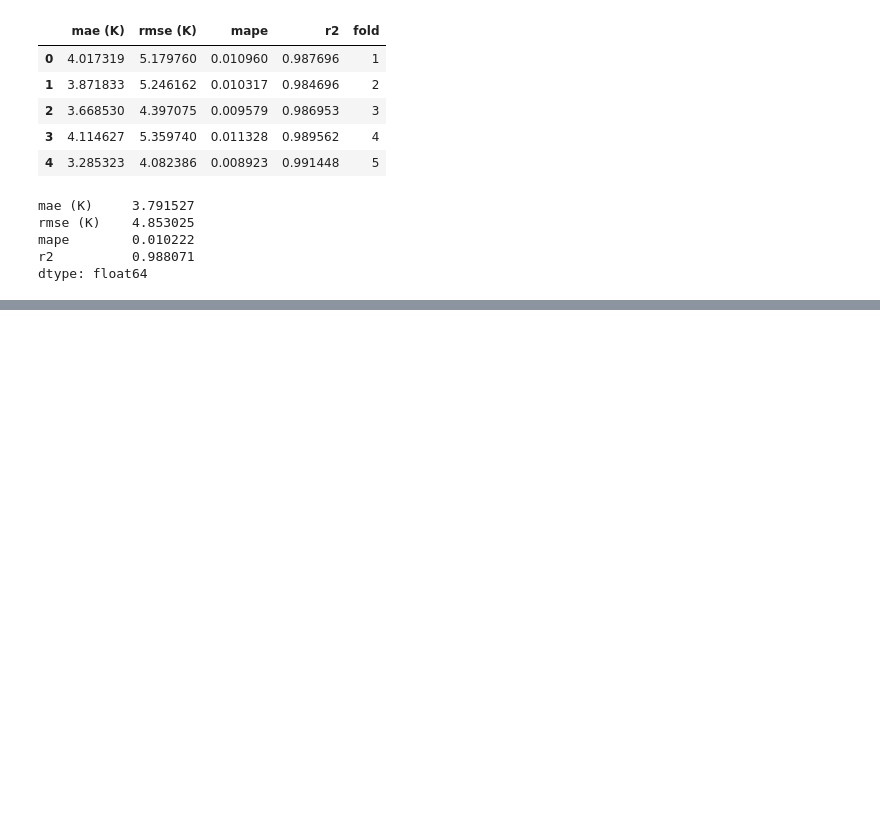
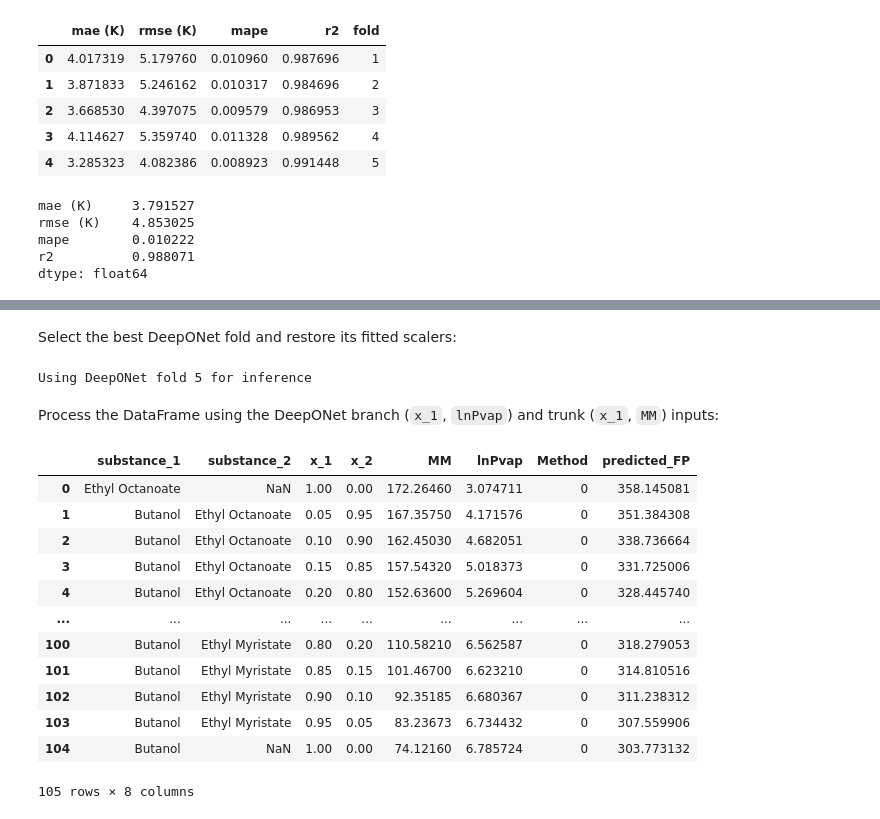
Before and after one commit to ThermoPhase-FCSRG/biofuels-sciml, a Jupyter notebook: notebooks/fp_modeling_deeponets.ipynb, the cells around one changed output, grey strips where cells are left out. Saved outputs shown, nothing was run; the diff lists cells and outputs as text; code cells hidden in the pictures; blank space fills up the shorter version.

```diff
--- a/notebooks/fp_modeling_deeponets.ipynb
+++ b/notebooks/fp_modeling_deeponets.ipynb
@@ -402,0 +418,4 @@ dtype: float64
+# %%
+but_faee_data = pd.read_csv(DATA_PATH / "processed" / "butanol_faee_data.csv")
+
+display(but_faee_data)
@@ -402,0 +436,60 @@ dtype: float64
+# %% [markdown]
+Select the best DeepONet fold and restore its fitted scalers:
+# %%
+best_deeponet_artifact = min(
+    deeponet_fold_artifacts, key=lambda artifact: artifact["rmse (K)"]
+)
+
+best_deeponet_model = DeepONet(
+    branch_dim=branch_features.shape[1],
+    trunk_dim=trunk_features.shape[1],
+    output_dim=1,
+).to(DEVICE)
+best_deeponet_model.load_state_dict(best_deeponet_artifact["model_state_dict"])
+best_deeponet_model.eval()
+
+branch_scaler = best_deeponet_artifact["branch_scaler"]
+trunk_scaler = best_deeponet_artifact["trunk_scaler"]
+
+print(f"Using DeepONet fold {best_deeponet_artifact['fold']} for inference")
+# %% [output]
+Using DeepONet fold 5 for inference
+# %% [markdown]
+Process the DataFrame using the DeepONet branch (`x_1`, `lnPvap`) and trunk (`x_1`, `MM`) inputs:
+# %%
+but_faee_branch_features = but_faee_data[["x_1", "lnPvap"]].values
+but_faee_trunk_features = but_faee_data[["x_1", "MM"]].values
+
+but_faee_branch_scaled = branch_scaler.transform(but_faee_branch_features)
+but_faee_trunk_scaled = trunk_scaler.transform(but_faee_trunk_features)
+
+but_faee_branch_tensor = torch.tensor(
+    but_faee_branch_scaled, dtype=torch.float32
+).to(DEVICE)
+but_faee_trunk_tensor = torch.tensor(
+    but_faee_trunk_scaled, dtype=torch.float32
+).to(DEVICE)
+
+with torch.no_grad():
+    but_faee_pred = best_deeponet_model(
+        but_faee_branch_tensor, but_faee_trunk_tensor
+    )
+
+but_faee_predictions = but_faee_data.copy()
+but_faee_predictions["predicted_FP"] = but_faee_pred.detach().cpu().numpy().ravel()
+
+display(but_faee_predictions)
+# %% [output]
+|  | substance_1 | substance_2 | x_1 | x_2 | MM | lnPvap | Method | predicted_FP |
+| 0 | Ethyl Octanoate | NaN | 1.00 | 0.00 | 172.26460 | 3.074711 | 0 | 358.145081 |
+| 1 | Butanol | Ethyl Octanoate | 0.05 | 0.95 | 167.35750 | 4.171576 | 0 | 351.384308 |
+| 2 | Butanol | Ethyl Octanoate | 0.10 | 0.90 | 162.45030 | 4.682051 | 0 | 338.736664 |
+| 3 | Butanol | Ethyl Octanoate | 0.15 | 0.85 | 157.54320 | 5.018373 | 0 | 331.725006 |
+| 4 | Butanol | Ethyl Octanoate | 0.20 | 0.80 | 152.63600 | 5.269604 | 0 | 328.445740 |
+| ... | ... | ... | ... | ... | ... | ... | ... | ... |
+| 100 | Butanol | Ethyl Myristate | 0.80 | 0.20 | 110.58210 | 6.562587 | 0 | 318.279053 |
+| 101 | Butanol | Ethyl Myristate | 0.85 | 0.15 | 101.46700 | 6.623210 | 0 | 314.810516 |
+| 102 | Butanol | Ethyl Myristate | 0.90 | 0.10 | 92.35185 | 6.680367 | 0 | 311.238312 |
+| 103 | Butanol | Ethyl Myristate | 0.95 | 0.05 | 83.23673 | 6.734432 | 0 | 307.559906 |
+| 104 | Butanol | NaN | 1.00 | 0.00 | 74.12160 | 6.785724 | 0 | 303.773132 |
+105 rows × 8 columns
```
Also changed, not shown: parts of 7 cells of this notebook.
